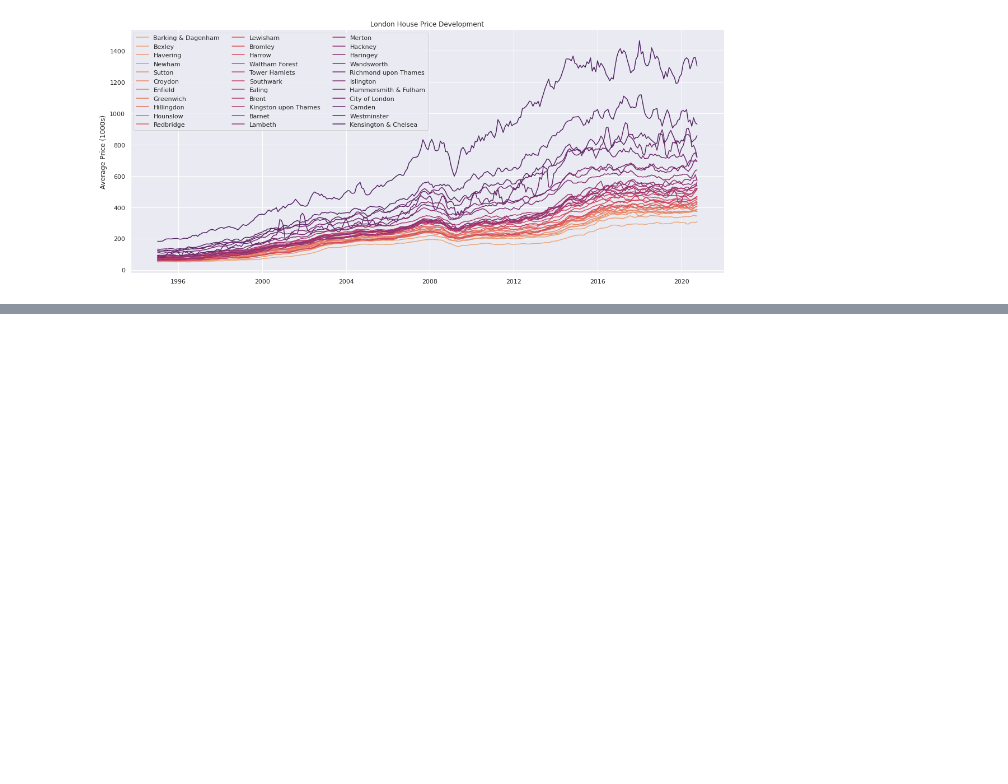
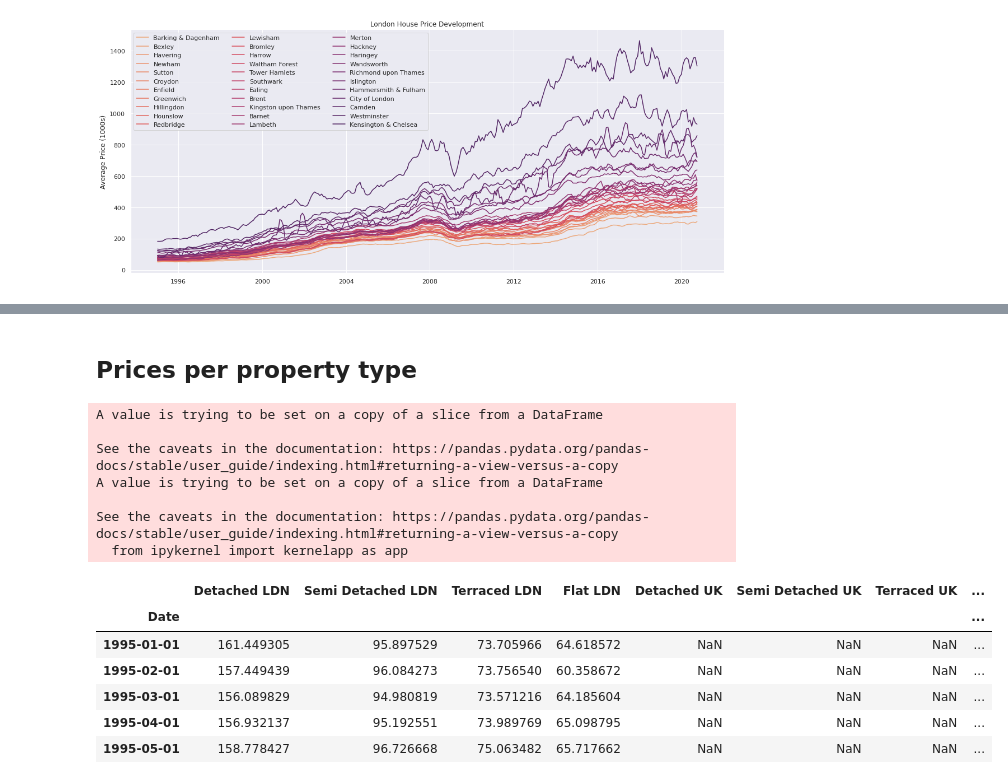
Before and after one commit to kohl-carmen/London-Housing, a Jupyter notebook: London_Housing.ipynb, the cells around one changed output, grey strips where cells are left out. Cells and saved outputs as stored; diff of their text form; code cells hidden in the pictures; blank space fills up the shorter version.

```diff
--- a/London_Housing.ipynb
+++ b/London_Housing.ipynb
@@ -147,0 +169,46 @@ Text(0, 0.5, 'Average Price (1000s)')
+# %% [markdown]
+## Prices per property type
+# %%
+# Clean dataframe
+df_by_type = pd.read_excel(data_url, sheet_name = 'By type', header = 3)
+df_by_type = df_by_type.drop( ['Detached.1','Semi Detached.1','Terraced.1','Flat.1','Detached.3','Semi Detached.3','Terraced.3','Flat.3'],axis=1)
+df_by_type = df_by_type.rename(columns = {'Detached':'Detached LDN',
+                                          'Detached.2':'Detached UK',
+                                          'Semi Detached':'Semi Detached LDN',
+                                          'Semi Detached.2':'Semi Detached UK',
+                                          'Terraced' :'Terraced LDN',
+                                          'Terraced.2' :'Terraced UK',
+                                          'Flat':'Flat LDN',
+                                          'Flat.2':'Flat UK'})
+# create date series
+for row in range(0,len(df_by_type)):
+  if np.isnan(df_by_type['Unnamed: 0'][row]):
+    df_by_type['Unnamed: 0'][row] = df_by_type['Unnamed: 0'][row-1]
+  join = df_by_type['Unnamed: 1'][row]
+  join = join +  '-' + str(int(df_by_type['Unnamed: 0'][row]))
+  df_by_type['Unnamed: 1'][row] = join
+
+df_by_type['Unnamed: 1'] = pd.to_datetime(df_by_type['Unnamed: 1'])
+df_by_type.rename(columns = {'Unnamed: 1':'Date'}, inplace = True)
+df_by_type = df_by_type.drop(['Unnamed: 0'], axis = 1)
+df_by_type = df_by_type.set_index('Date')
+# replace empty cells with nan
+df_by_type = df_by_type.replace('-', np.nan, regex=True)
+#express in k
+df_by_type = df_by_type.div(1000, fill_value=None)
+df_by_type.head()
+# %% [output]
+A value is trying to be set on a copy of a slice from a DataFrame
+
+See the caveats in the documentation: https://pandas.pydata.org/pandas-docs/stable/user_guide/indexing.html#returning-a-view-versus-a-copy
+A value is trying to be set on a copy of a slice from a DataFrame
+
+See the caveats in the documentation: https://pandas.pydata.org/pandas-docs/stable/user_guide/indexing.html#returning-a-view-versus-a-copy
+  from ipykernel import kernelapp as app
+|  | Detached LDN | Semi Detached LDN | Terraced LDN | Flat LDN | Detached UK | Semi Detached UK | Terraced UK | ... |
+| Date |  |  |  |  |  |  |  | ... |
+| 1995-01-01 | 161.449305 | 95.897529 | 73.705966 | 64.618572 | NaN | NaN | NaN | ... |
+| 1995-02-01 | 157.449439 | 96.084273 | 73.756540 | 60.358672 | NaN | NaN | NaN | ... |
+| 1995-03-01 | 156.089829 | 94.980819 | 73.571216 | 64.185604 | NaN | NaN | NaN | ... |
+| 1995-04-01 | 156.932137 | 95.192551 | 73.989769 | 65.098795 | NaN | NaN | NaN | ... |
+| 1995-05-01 | 158.778427 | 96.726668 | 75.063482 | 65.717662 | NaN | NaN | NaN | ... |
```
Also changed, not shown: parts of 13 cells of this notebook.
